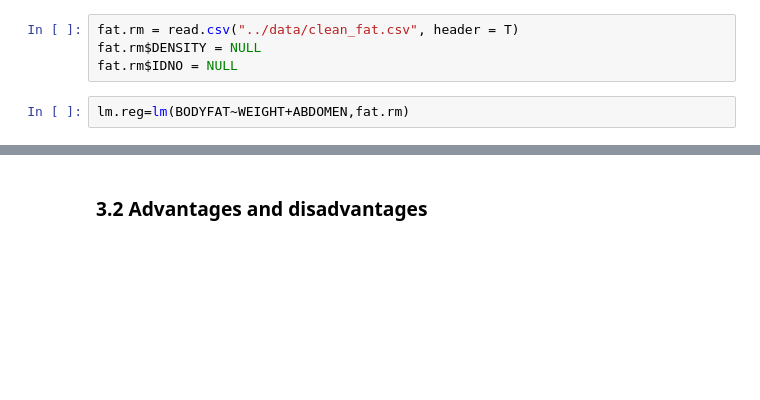
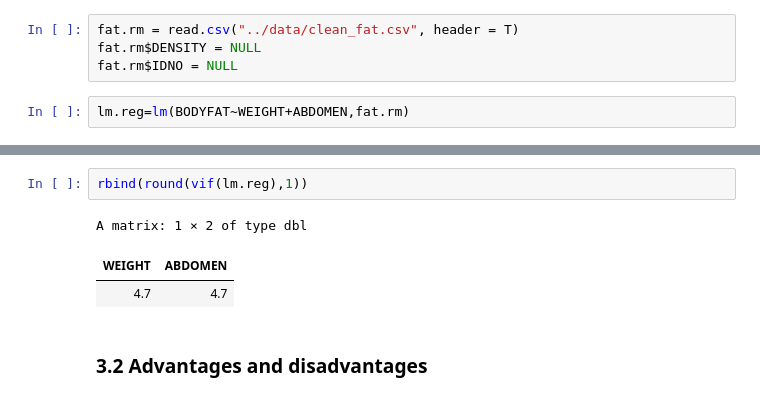
Before and after one commit to RitaWu98/STAT628-Module2, a Jupyter notebook: code/Final Model & Outliers.ipynb, the cells around one changed output, grey strips where cells are left out. Saved outputs shown, nothing was run; the diff lists cells and outputs as text; blank space fills up the shorter version.

```diff
--- a/code/Final Model & Outliers.ipynb
+++ b/code/Final Model & Outliers.ipynb
@@ -67,3 +63,9 @@ F-statistic: 312.9 on 2 and 243 DF,  p-value: < 2.2e-16
+# %%
+rbind(round(vif(lm.reg),1))
+# %% [output]
+A matrix: 1 × 2 of type dbl
+| WEIGHT | ABDOMEN |
+| 4.7 | 4.7 |
 # %% [markdown]
 ### 3.2 Advantages and disadvantages
 # %% [markdown]
```
Also changed, not shown: parts of 5 cells of this notebook.
